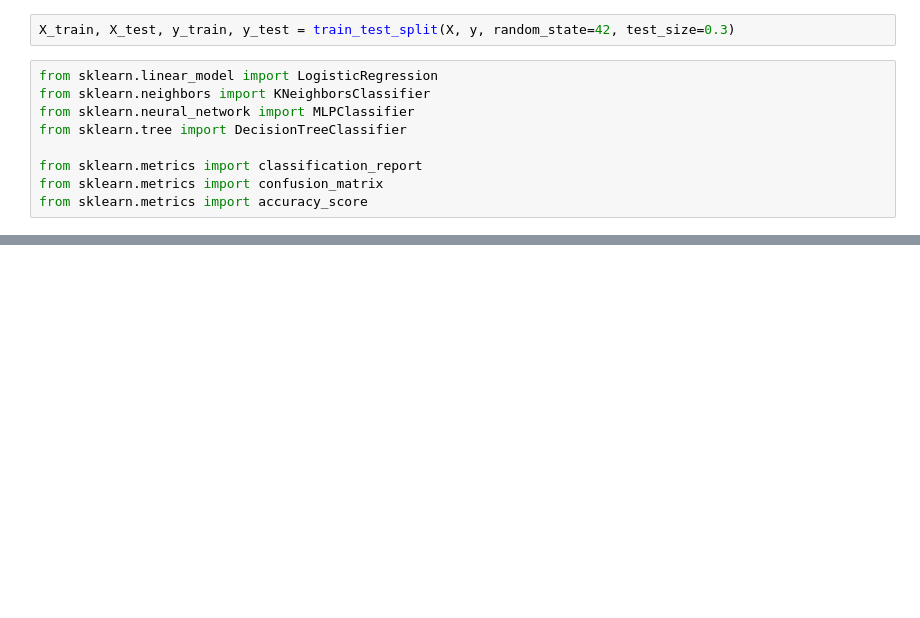
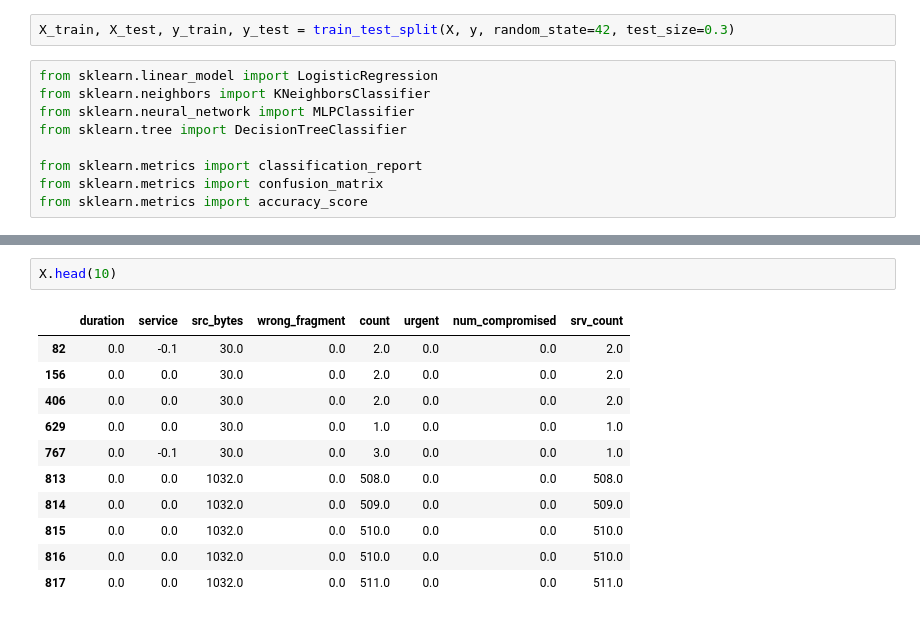
Before and after one commit to mallik18/Intrusion_detection_ML, a Jupyter notebook: src/juypter_notebooks/icmp_attack.ipynb, the cells around one changed output, grey strips where cells are left out. Cells and saved outputs as stored; diff of their text form; blank space fills up the shorter version.

```diff
--- a/src/juypter_notebooks/icmp_attack.ipynb
+++ b/src/juypter_notebooks/icmp_attack.ipynb
@@ -215,0 +251,14 @@ plt.show()
+# %%
+X.head(10)
+# %% [output]
+|  | duration | service | src_bytes | wrong_fragment | count | urgent | num_compromised | srv_count |
+| 82 | 0.0 | -0.1 | 30.0 | 0.0 | 2.0 | 0.0 | 0.0 | 2.0 |
+| 156 | 0.0 | 0.0 | 30.0 | 0.0 | 2.0 | 0.0 | 0.0 | 2.0 |
+| 406 | 0.0 | 0.0 | 30.0 | 0.0 | 2.0 | 0.0 | 0.0 | 2.0 |
+| 629 | 0.0 | 0.0 | 30.0 | 0.0 | 1.0 | 0.0 | 0.0 | 1.0 |
+| 767 | 0.0 | -0.1 | 30.0 | 0.0 | 3.0 | 0.0 | 0.0 | 1.0 |
+| 813 | 0.0 | 0.0 | 1032.0 | 0.0 | 508.0 | 0.0 | 0.0 | 508.0 |
+| 814 | 0.0 | 0.0 | 1032.0 | 0.0 | 509.0 | 0.0 | 0.0 | 509.0 |
+| 815 | 0.0 | 0.0 | 1032.0 | 0.0 | 510.0 | 0.0 | 0.0 | 510.0 |
+| 816 | 0.0 | 0.0 | 1032.0 | 0.0 | 510.0 | 0.0 | 0.0 | 510.0 |
+| 817 | 0.0 | 0.0 | 1032.0 | 0.0 | 511.0 | 0.0 | 0.0 | 511.0 |
```
Also changed, not shown: parts of 10 cells of this notebook, 1 other file.
